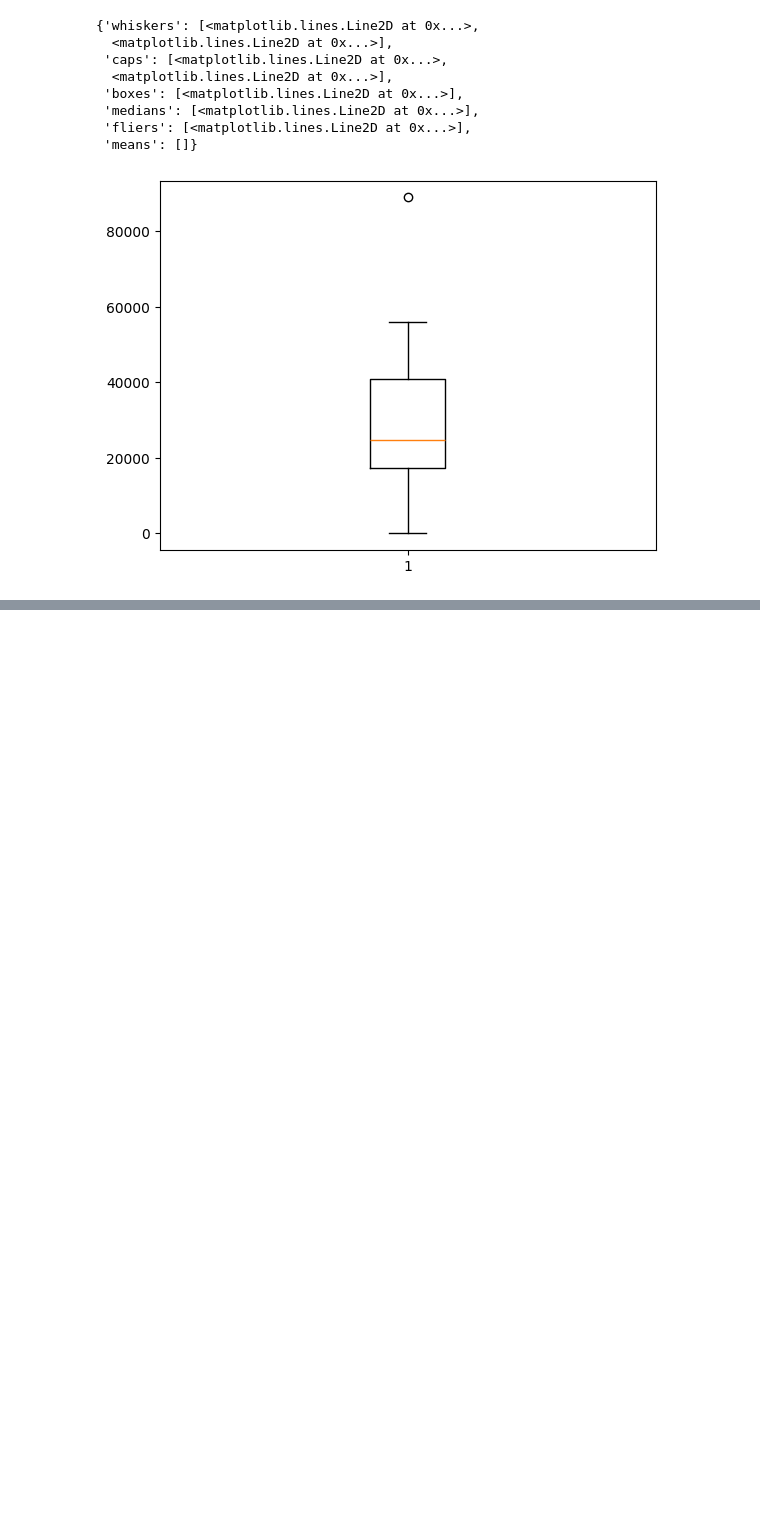
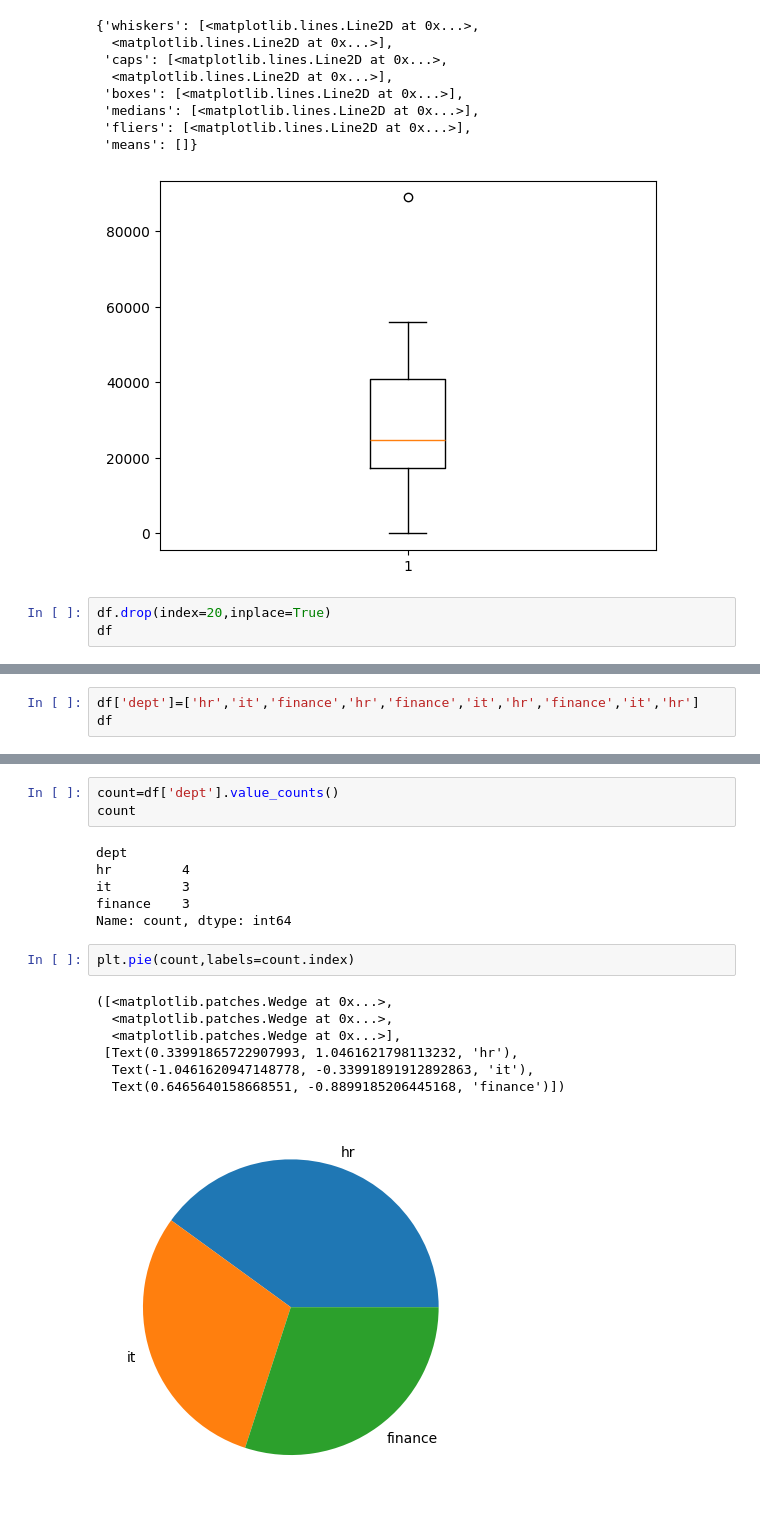
Before and after one commit to ENUKOLUnaga/python_programs1, a Jupyter notebook: matplot/Practice_matplot.ipynb, the cells around one changed output, grey strips where cells are left out. Saved outputs shown, nothing was run; the diff lists cells and outputs as text; blank space fills up the shorter version.

Commit message:
Pandas-Matplotlib-task-time

```diff
--- a/matplot/Practice_matplot.ipynb
+++ b/matplot/Practice_matplot.ipynb
@@ -93,3 +93,6 @@ plt.boxplot(df['salary'])
  'fliers': [<matplotlib.lines.Line2D at 0x...>],
  'means': []}
 [figure]
+# %%
+df.drop(index=20,inplace=True)
+df
@@ -95,0 +129,3 @@ plt.boxplot(df['salary'])
+# %%
+df['dept']=['hr','it','finance','hr','finance','it','hr','finance','it','hr']
+df
@@ -95,0 +156,19 @@ plt.boxplot(df['salary'])
+# %%
+count=df['dept'].value_counts()
+count
+# %% [output]
+dept
+hr         4
+it         3
+finance    3
+Name: count, dtype: int64
+# %%
+plt.pie(count,labels=count.index)
+# %% [output]
+([<matplotlib.patches.Wedge at 0x...>,
+  <matplotlib.patches.Wedge at 0x...>,
+  <matplotlib.patches.Wedge at 0x...>],
+ [Text(0.33991865722907993, 1.0461621798113232, 'hr'),
+  Text(-1.0461620947148778, -0.33991891912892863, 'it'),
+  Text(0.6465640158668551, -0.8899185206445168, 'finance')])
+[figure, added]
```
Also changed, not shown: parts of 45 cells of this notebook, 5 other files.
